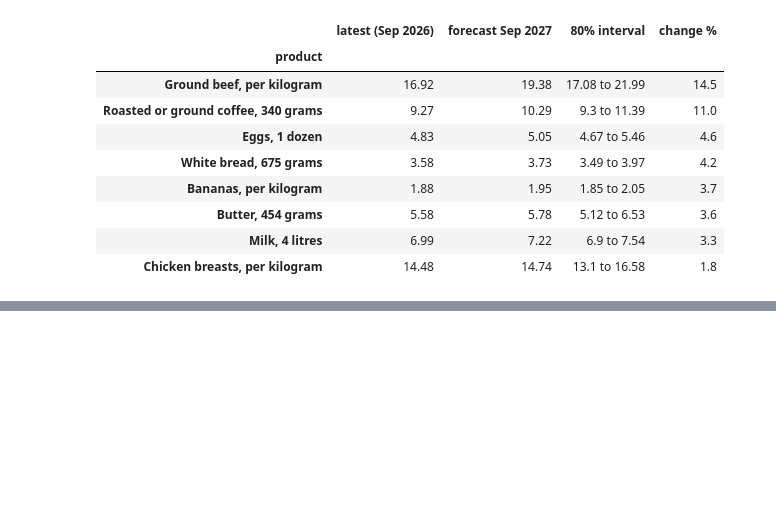
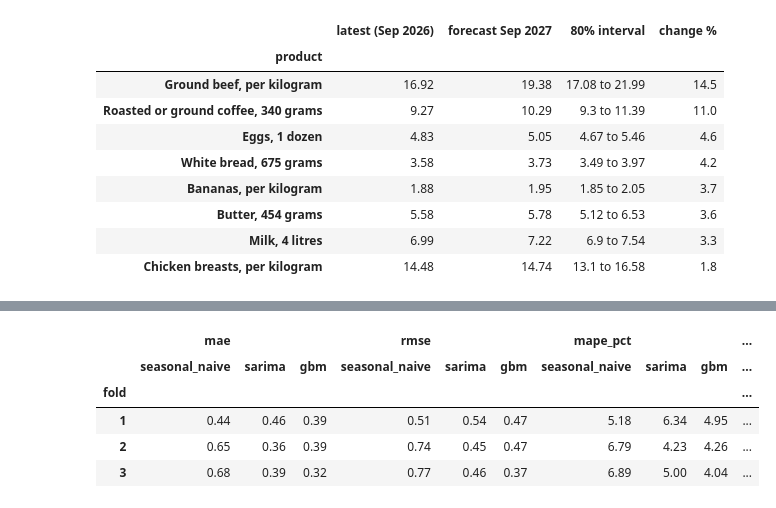
Before and after one commit to therealstephj/Canadian-Grocery-Price-Intelligence, a Jupyter notebook: notebooks/forecasting.ipynb, the cells around one changed output, grey strips where cells are left out. Cells and saved outputs as stored; diff of their text form; code cells hidden in the pictures; blank space fills up the shorter version.

```diff
--- a/notebooks/forecasting.ipynb
+++ b/notebooks/forecasting.ipynb
@@ -171,0 +195,16 @@ A gradient-boosting model with lag features, scored on these same three folds, s
+# %%
+by_fold = all_metrics.groupby(["fold", "model"])[["mae", "rmse", "mape_pct"]].mean().unstack("model")
+by_fold = by_fold.reindex(columns=MODELS, level="model").round(2)
+rmse_wide = all_metrics.pivot_table(index=["province_code", "product", "fold"], columns="model", values="rmse")[MODELS]
+best_share = (pd.crosstab(rmse_wide.index.get_level_values("fold"), rmse_wide.idxmin(axis=1), normalize="index")
+              .reindex(columns=MODELS) * 100).round(0)
+best_share.columns = pd.MultiIndex.from_product([["best model share %"], best_share.columns])
+best_share.index.name = "fold"
+by_fold.join(best_share)
+# %% [output]
+|  | mae |  |  | rmse |  |  | mape_pct |  |  | ... |
+|  | seasonal_naive | sarima | gbm | seasonal_naive | sarima | gbm | seasonal_naive | sarima | gbm | ... |
+| fold |  |  |  |  |  |  |  |  |  | ... |
+| 1 | 0.44 | 0.46 | 0.39 | 0.51 | 0.54 | 0.47 | 5.18 | 6.34 | 4.95 | ... |
+| 2 | 0.65 | 0.36 | 0.39 | 0.74 | 0.45 | 0.47 | 6.79 | 4.23 | 4.26 | ... |
+| 3 | 0.68 | 0.39 | 0.32 | 0.77 | 0.46 | 0.37 | 6.89 | 5.00 | 4.04 | ... |
```
Also changed, not shown: parts of 14 cells of this notebook, 5 other files.
